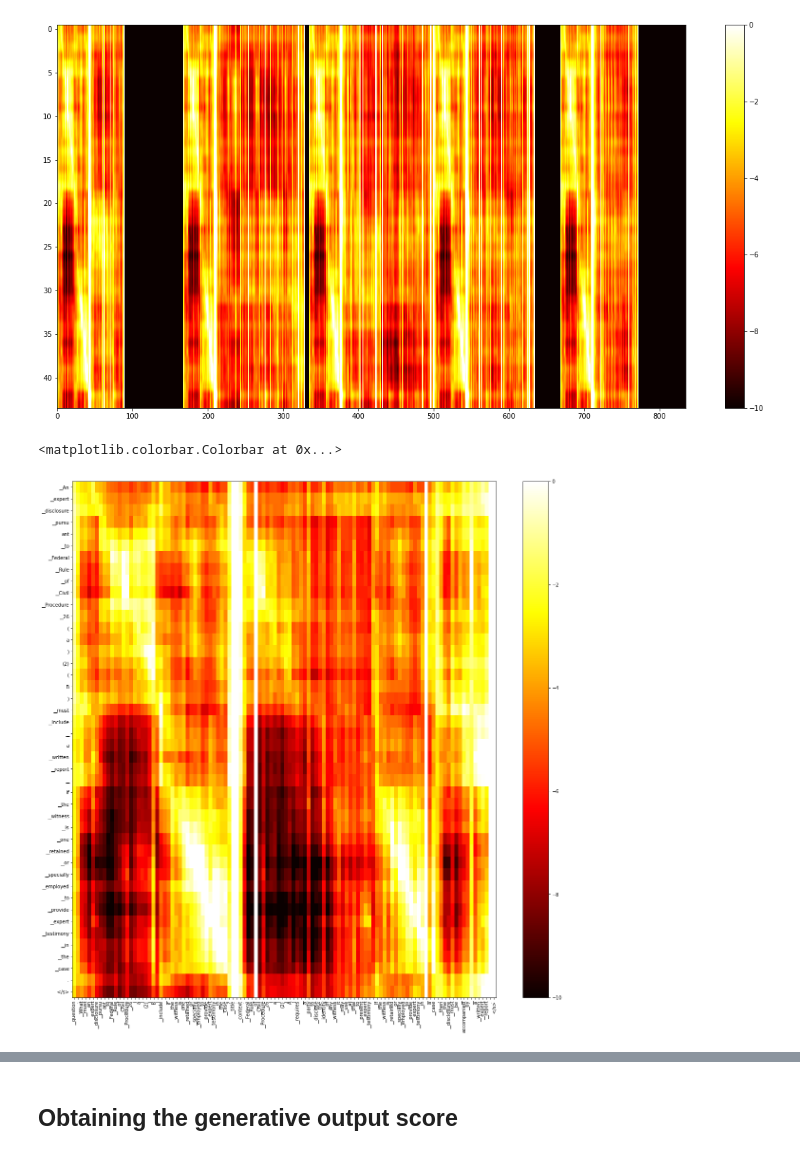
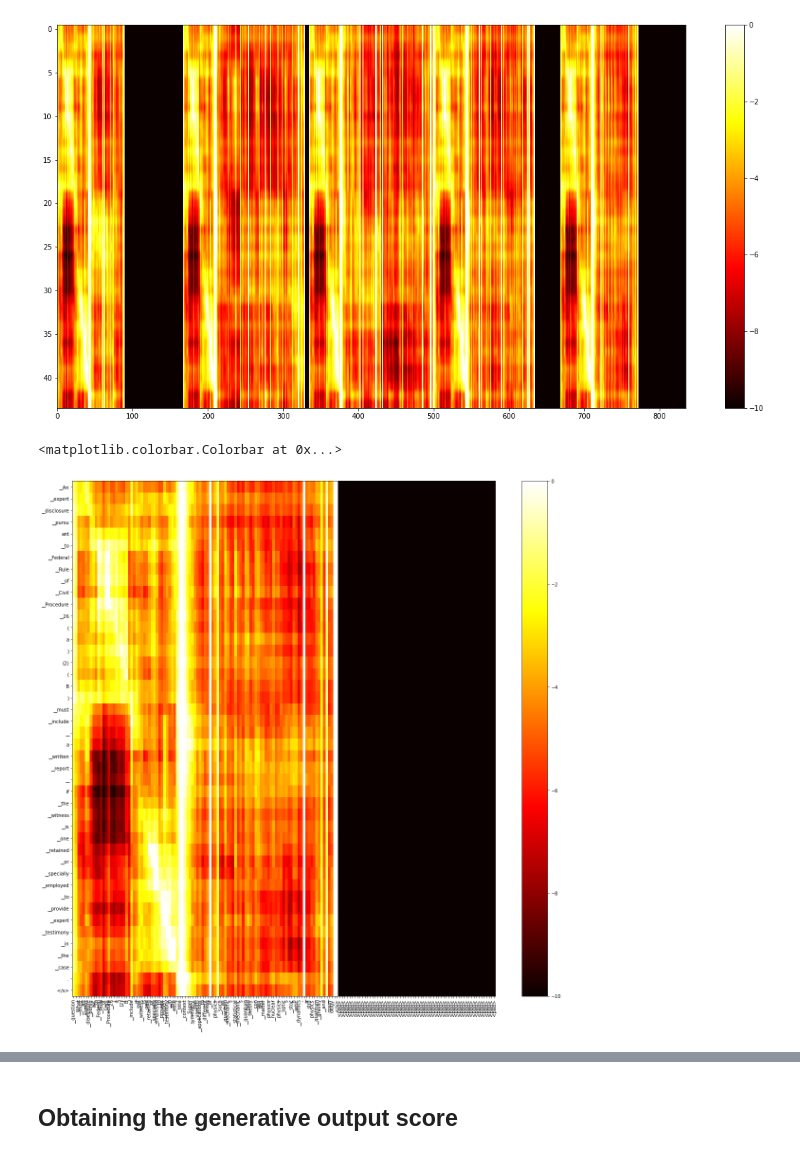
Before and after one commit to casetext/FiD, a Jupyter notebook: notebooks/FiD_confidence_thresholding.ipynb, the cells around one changed output, grey strips where cells are left out. Cells and saved outputs as stored; diff of their text form; code cells hidden in the pictures.

```diff
--- a/notebooks/FiD_confidence_thresholding.ipynb
+++ b/notebooks/FiD_confidence_thresholding.ipynb
@@ -65,0 +75,4 @@ len(eval_dataset)
+# %%
+none_correct_dataset = src.data.Dataset(none_correct_examples, n_passages)
+sampler_none_correct = SequentialSampler(none_correct_dataset)
+len(none_correct_dataset)
@@ -78,3 +106,11 @@ len(dataloader)
+# %%
+dataloader_nc = DataLoader(none_correct_dataset,
+        sampler=sampler_none_correct,
+        batch_size=1,
+        drop_last=False,
+        num_workers=10,
+        collate_fn=collator
+    )
 # %% [markdown]
 ## Load model
 # %%
@@ -90,5 +128,5 @@ model = model.to('cuda')
 # %%
-for i, batch in enumerate(dataloader):
+for i, batch in enumerate(dataloader_nc):
     (idx, labels, _, context_ids, context_mask) = batch
 
     if i == 1:
@@ -129,8 +167,8 @@ for i, batch in enumerate(dataloader):
         # print(generated_output.sequences)
         # print(generated_output.scores)
 
-        print(generated_output)
-        print(len(generated_output[0]))
+        # print(generated_output)
+        # print(len(generated_output[0]))
 
         human_readable_generated_output = tokenizer.decode(generated_output[0], skip_special_tokens=True)
         print(human_readable_generated_output)
@@ -338,26 +421,25 @@ fig.colorbar(im)
 # %%
 # FIRST PASSAGE RELEVANT
 passage_len = context_mask.shape[2]
-
-start = 0
-end = 1
+start = 4
+end = 5
 
 
 decoded_passage_tokens = tokenizer.convert_ids_to_tokens(context_ids_reshaped[0][(start*passage_len):(end*passage_len)])
 decoded_labels = tokenizer.convert_ids_to_tokens(labels[0])
 
 fig = plt.figure(figsize=(20, 20), facecolor="white")
 ax = fig.add_subplot(111)
 passage_1_sector = avg_attn_matrix[:, (start*passage_len):(end*passage_len)]
 im = ax.imshow(passage_1_sector, cmap=plt.get_cmap('hot'), aspect='auto', vmin=-10, vmax=0)
 
 ax.set_xticks(range(passage_len), rotation=90)
 ax.set_xticklabels(decoded_passage_tokens, rotation=90)
 
 ax.set_yticks(range(len(labels[0])), rotation=90)
 ax.set_yticklabels(decoded_labels)
 
 fig.colorbar(im)
 # %% [output]
 <matplotlib.colorbar.Colorbar at 0x...>
-[figure, old version]
+[figure, new version]
```
Also changed, not shown: parts of 25 cells of this notebook.
